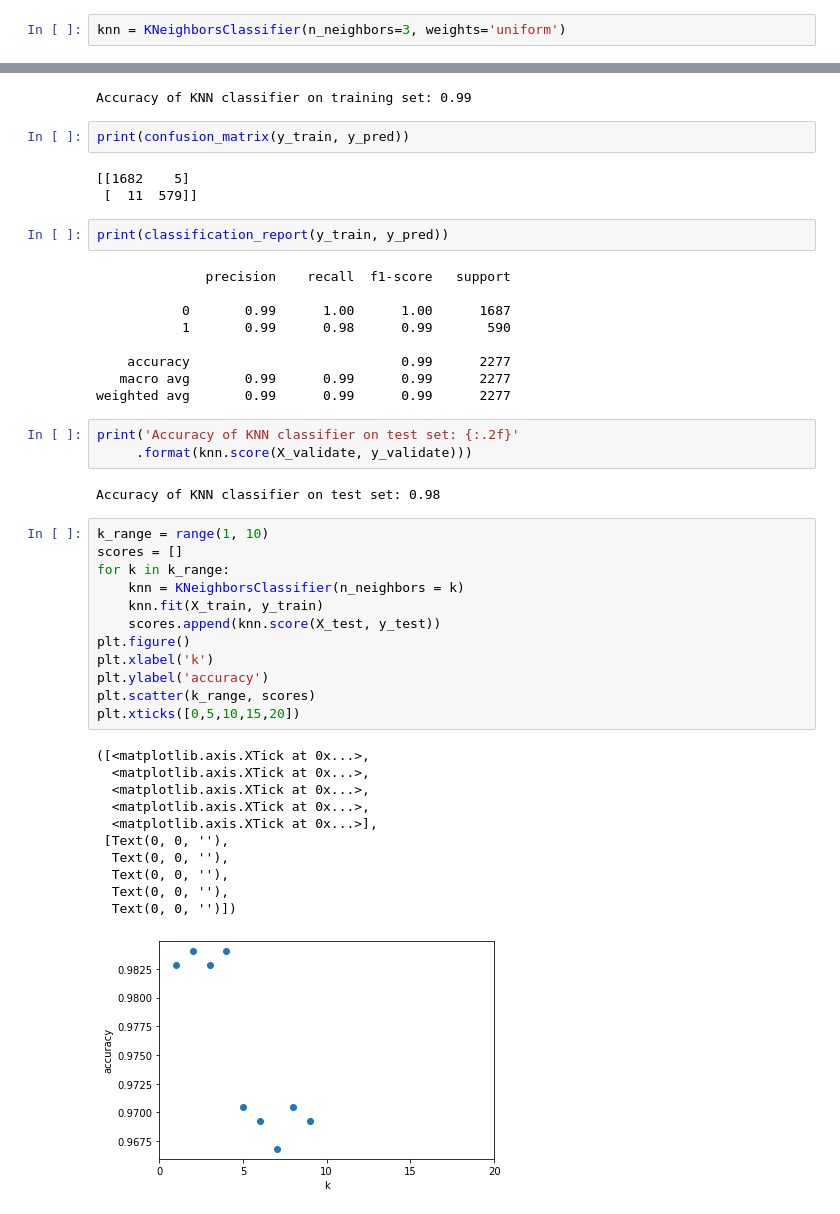
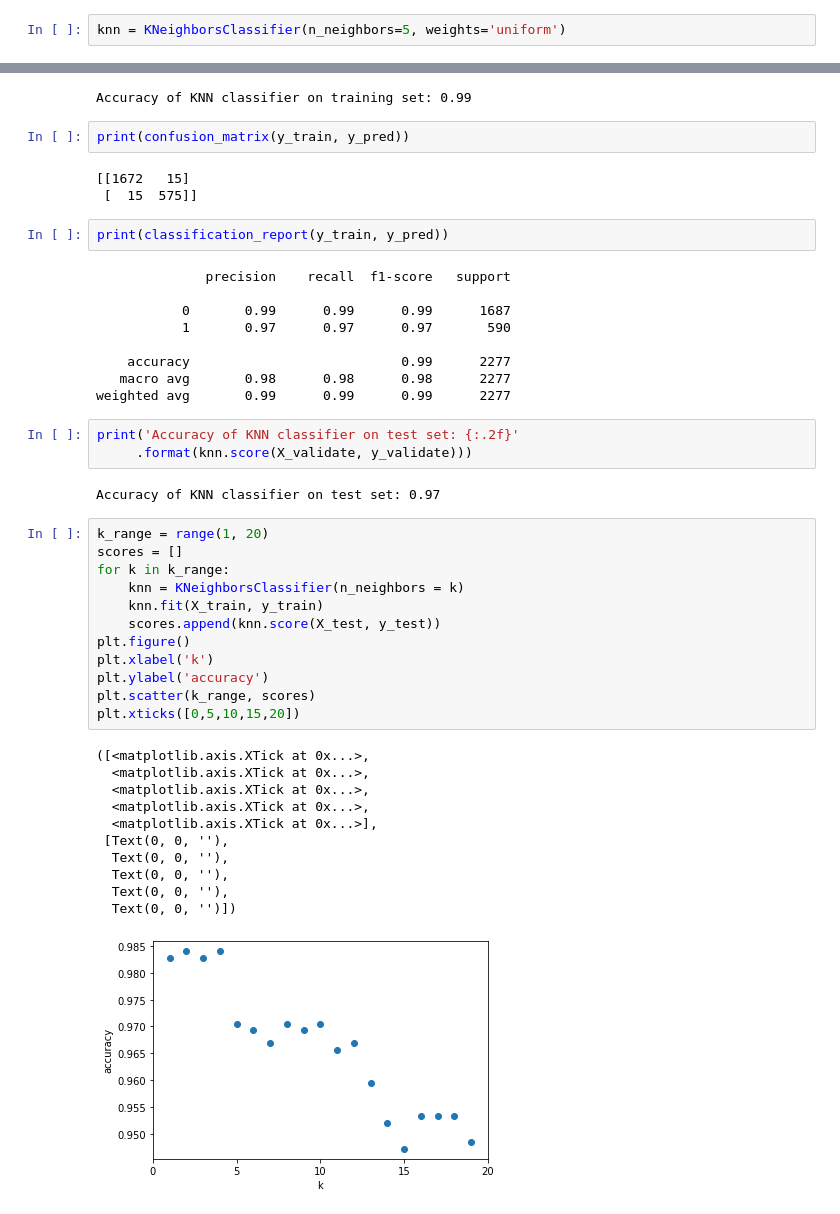
Before and after one commit to matt-c-knight/codeup-ind-project, a Jupyter notebook: Main.ipynb, the cells around one changed output, grey strips where cells are left out. Cells and saved outputs as stored; diff of their text form.

```diff
--- a/Main.ipynb
+++ b/Main.ipynb
@@ -461,4 +495,4 @@ Accuracy of random forest classifier on test set: 0.99
 # %%
 from sklearn.neighbors import KNeighborsClassifier
 # %%
-knn = KNeighborsClassifier(n_neighbors=3, weights='uniform')
+knn = KNeighborsClassifier(n_neighbors=5, weights='uniform')
@@ -478,45 +528,45 @@ Accuracy of KNN classifier on training set: 0.99
 # %%
 print(confusion_matrix(y_train, y_pred))
 # %% [output]
-[[1682    5]
- [  11  579]]
+[[1672   15]
+ [  15  575]]
 # %%
 print(classification_report(y_train, y_pred))
 # %% [output]
               precision    recall  f1-score   support
 
-           0       0.99      1.00      1.00      1687
-           1       0.99      0.98      0.99       590
+           0       0.99      0.99      0.99      1687
+           1       0.97      0.97      0.97       590
 
     accuracy                           0.99      2277
-   macro avg       0.99      0.99      0.99      2277
+   macro avg       0.98      0.98      0.98      2277
 weighted avg       0.99      0.99      0.99      2277
 # %%
 print('Accuracy of KNN classifier on test set: {:.2f}'
      .format(knn.score(X_validate, y_validate)))
 # %% [output]
-Accuracy of KNN classifier on test set: 0.98
+Accuracy of KNN classifier on test set: 0.97
 # %%
-k_range = range(1, 10)
+k_range = range(1, 20)
 scores = []
 for k in k_range:
     knn = KNeighborsClassifier(n_neighbors = k)
     knn.fit(X_train, y_train)
     scores.append(knn.score(X_test, y_test))
 plt.figure()
 plt.xlabel('k')
 plt.ylabel('accuracy')
 plt.scatter(k_range, scores)
 plt.xticks([0,5,10,15,20])
 # %% [output]
 ([<matplotlib.axis.XTick at 0x...>,
   <matplotlib.axis.XTick at 0x...>,
   <matplotlib.axis.XTick at 0x...>,
   <matplotlib.axis.XTick at 0x...>,
   <matplotlib.axis.XTick at 0x...>],
  [Text(0, 0, ''),
   Text(0, 0, ''),
   Text(0, 0, ''),
   Text(0, 0, ''),
   Text(0, 0, '')])
-[figure, old version]
+[figure, new version]
```
Also changed, not shown: parts of 20 cells of this notebook.
